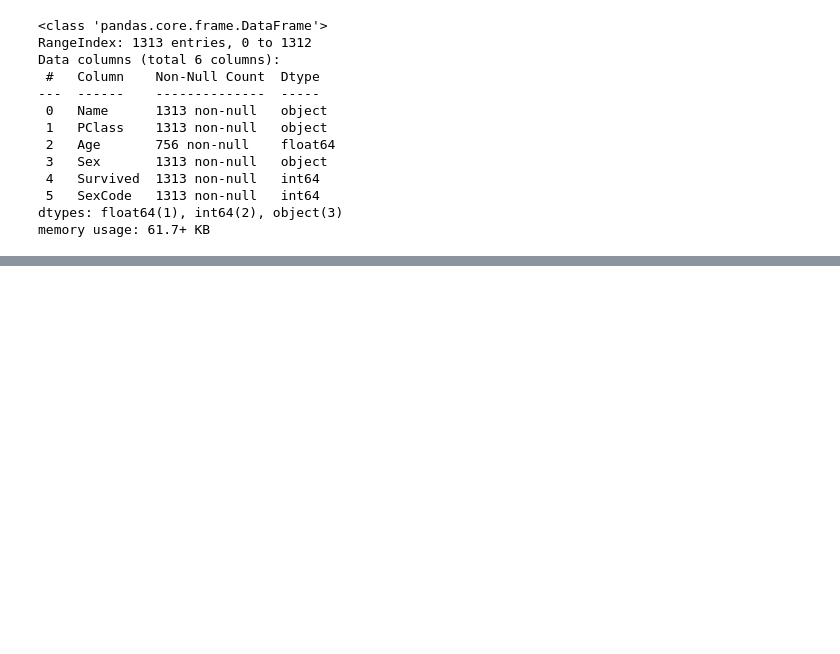
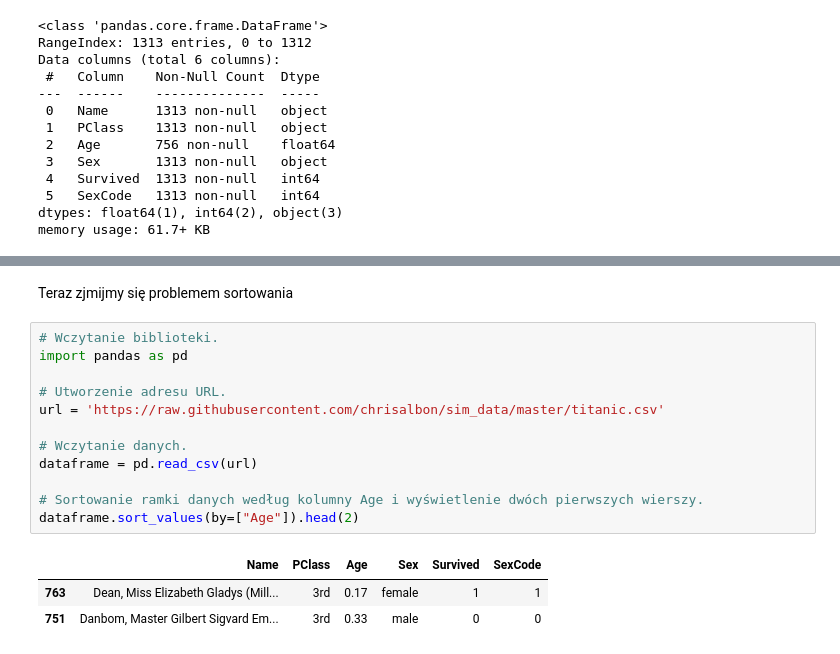
Before and after one commit to Claudiss/Ksiazka_uczenie_masz, a Jupyter notebook: Rozdzial3/main.ipynb, the cells around one changed output, grey strips where cells are left out. Saved outputs shown, nothing was run; the diff lists cells and outputs as text; blank space fills up the shorter version.

```diff
--- a/Rozdzial3/main.ipynb
+++ b/Rozdzial3/main.ipynb
@@ -109,0 +158,18 @@ memory usage: 61.7+ KB
+# %% [markdown]
+Teraz zjmijmy się problemem sortowania
+# %%
+# Wczytanie biblioteki.
+import pandas as pd
+
+# Utworzenie adresu URL.
+url = 'https://raw.githubusercontent.com/chrisalbon/sim_data/master/titanic.csv'
+
+# Wczytanie danych.
+dataframe = pd.read_csv(url)
+
+# Sortowanie ramki danych według kolumny Age i wyświetlenie dwóch pierwszych wierszy.
+dataframe.sort_values(by=["Age"]).head(2)
+# %% [output]
+|  | Name | PClass | Age | Sex | Survived | SexCode |
+| 763 | Dean, Miss Elizabeth Gladys (Mill... | 3rd | 0.17 | female | 1 | 1 |
+| 751 | Danbom, Master Gilbert Sigvard Em... | 3rd | 0.33 | male | 0 | 0 |
```
Also changed, not shown: parts of 17 cells of this notebook.
